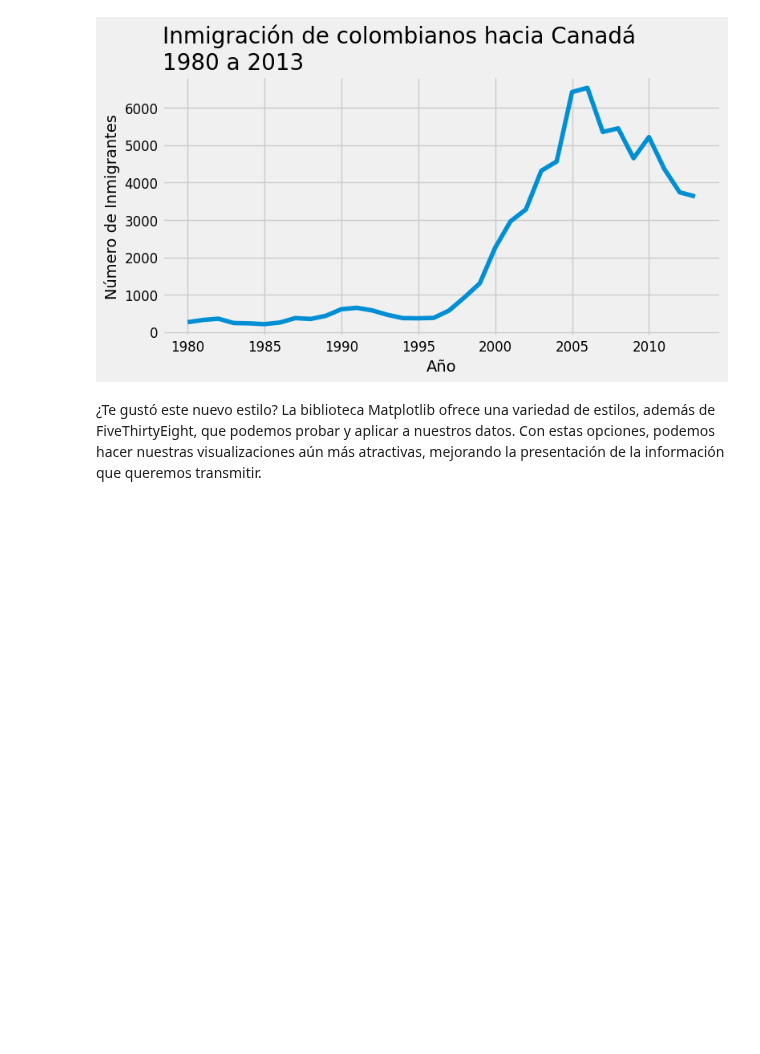
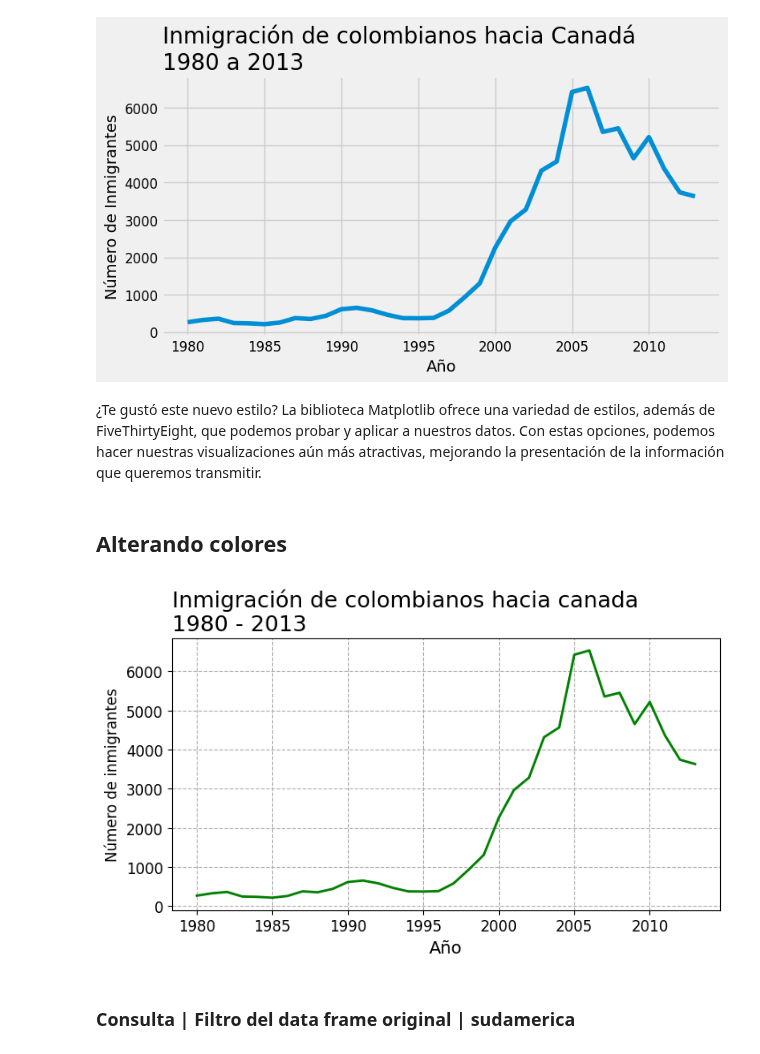
Before and after one commit to Liuz8/ETL-Oracle-Curso, a Jupyter notebook: graficos.ipynb, the cells around one changed output. Cells and saved outputs as stored; diff of their text form; code cells hidden in the pictures; blank space fills up the shorter version.

```diff
--- a/graficos.ipynb
+++ b/graficos.ipynb
@@ -588,3 +588,20 @@ with plt.style.context('fivethirtyeight'):
 [figure]
 # %% [markdown]
 ¿Te gustó este nuevo estilo? La biblioteca Matplotlib ofrece una variedad de estilos, además de FiveThirtyEight, que podemos probar y aplicar a nuestros datos. Con estas opciones, podemos hacer nuestras visualizaciones aún más atractivas, mejorando la presentación de la información que queremos transmitir.
+# %% [markdown]
+## Alterando colores
+# %%
+fig, ax = plt.subplots(figsize = (8,4))
+ax.plot(datos_col['Año'],datos_col['Inmigrantes'], lw=2,color='green') #, marker='o') # lw es para hacer mas gruesa la linea azul, marker es para colocar marcadores
+ax.xaxis.set_major_locator(plt.MultipleLocator(5)) # Imprime los ticks de 5 en 5
+ax.set_title('Inmigración de colombianos hacia canada\n1980 - 2013', fontsize=18, loc='left') # loc es para posicionar el titulo a la izquierda
+ax.set_xlabel('Año', fontsize=14)
+ax.set_ylabel('Número de inmigrantes', fontsize=12)
+ax.xaxis.set_tick_params(labelsize=12) # axis significa eje
+ax.yaxis.set_tick_params(labelsize=12)
+ax.grid(linestyle='--')
+plt.show()
+# %% [output]
+[figure, added]
+# %% [markdown]
+### Consulta | Filtro del data frame original | sudamerica
```
Also changed, not shown: parts of 25 cells of this notebook, 2 other files.
